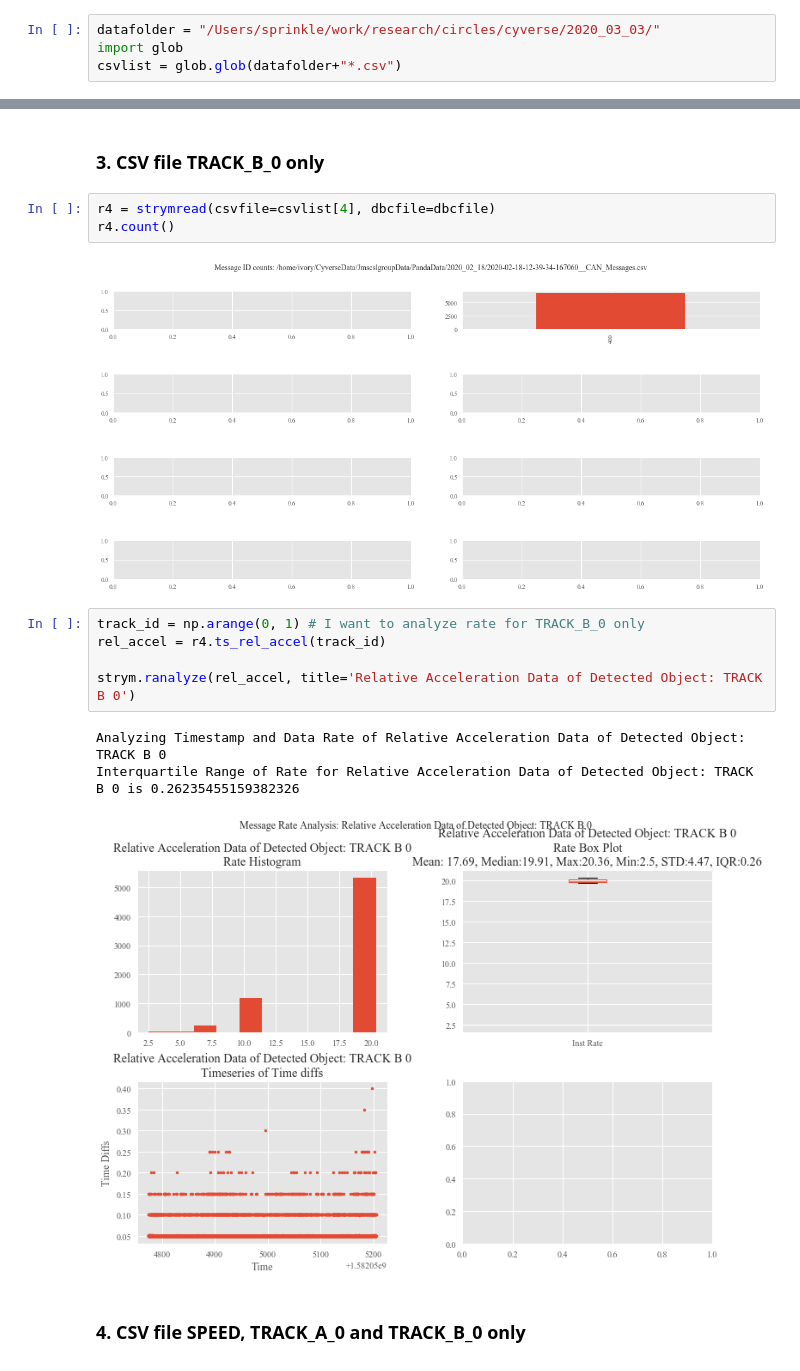
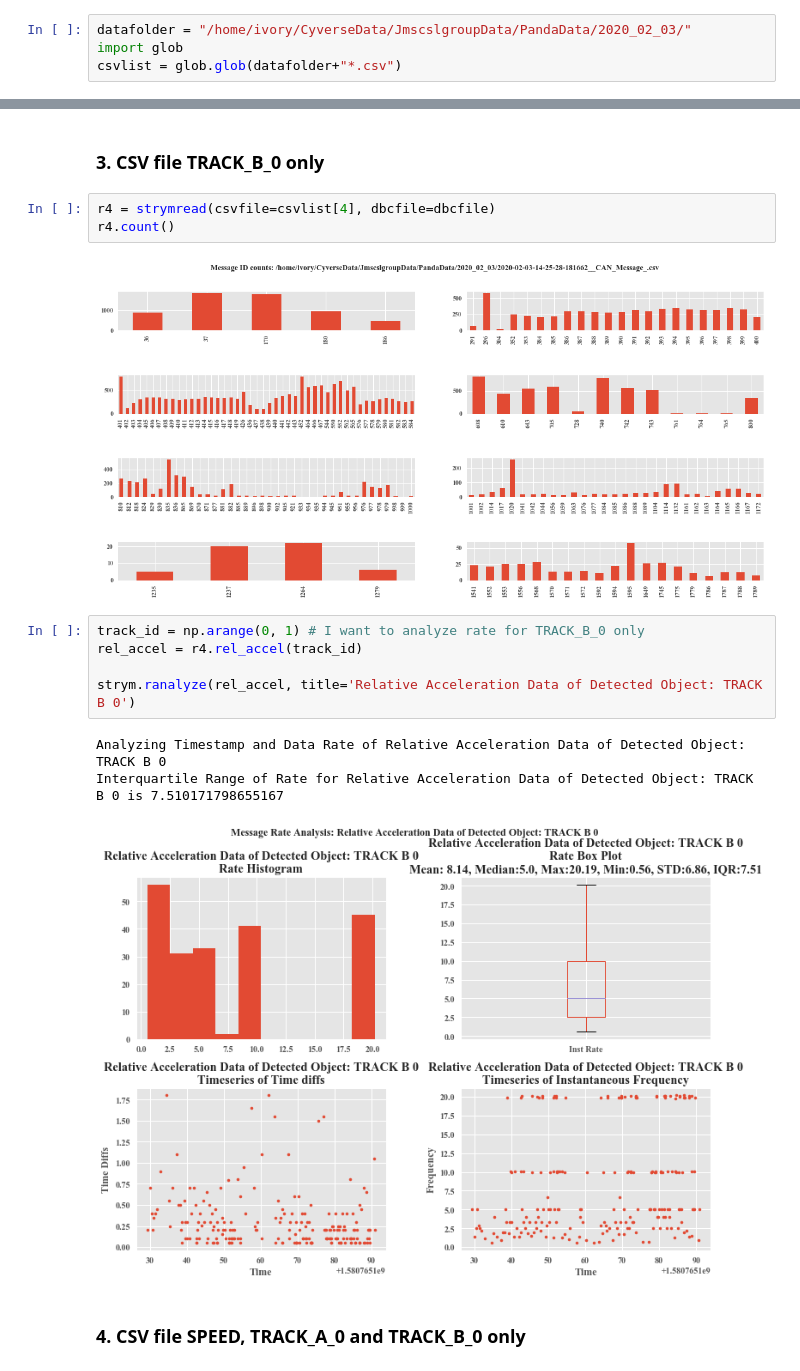
Before and after one commit to jmscslgroup/strym, a Jupyter notebook: notebook/CAN Data Analysis using strymread.ipynb, the cells around one changed output, grey strips where cells are left out. Drawn from its saved outputs; the diff is of its cells as text.

```diff
--- a/notebook/CAN Data Analysis using strymread.ipynb
+++ b/notebook/CAN Data Analysis using strymread.ipynb
@@ -34,7 +34,7 @@ import numpy as np
 # %% [markdown]
 ## Specify Data Location
 # %%
-datafolder = "/Users/sprinkle/work/research/circles/cyverse/2020_03_03/"
+datafolder = "/home/ivory/CyverseData/JmscslgroupData/PandaData/2020_02_03/"
 import glob
 csvlist = glob.glob(datafolder+"*.csv")
 # %%
@@ -121,16 +121,16 @@ I remember, while doing this run, we didn't receive data from TRAC A 0 much
 r4 = strymread(csvfile=csvlist[4], dbcfile=dbcfile)
 r4.count()
 # %% [output]
-[figure, old version]
+[figure, new version]
 # %%
 track_id = np.arange(0, 1) # I want to analyze rate for TRACK_B_0 only
-rel_accel = r4.ts_rel_accel(track_id)
+rel_accel = r4.rel_accel(track_id)
 
 strym.ranalyze(rel_accel, title='Relative Acceleration Data of Detected Object: TRACK B 0')
 # %% [output]
 Analyzing Timestamp and Data Rate of Relative Acceleration Data of Detected Object: TRACK B 0
-Interquartile Range of Rate for Relative Acceleration Data of Detected Object: TRACK B 0 is 0.26235455159382326
+Interquartile Range of Rate for Relative Acceleration Data of Detected Object: TRACK B 0 is 7.510171798655167
-[figure, old version]
+[figure, new version]
 # %% [markdown]
 ### 4. CSV file SPEED, TRACK_A_0 and TRACK_B_0 only
 # %%
```
Also changed, not shown: parts of 15 cells of this notebook.
